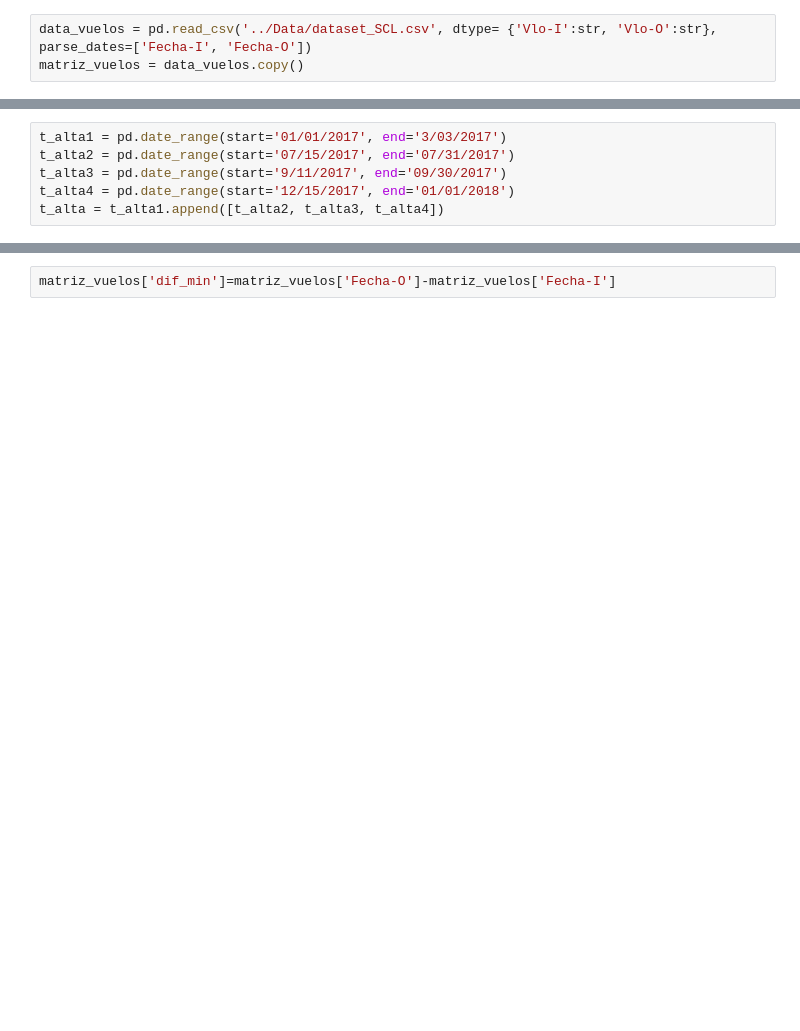
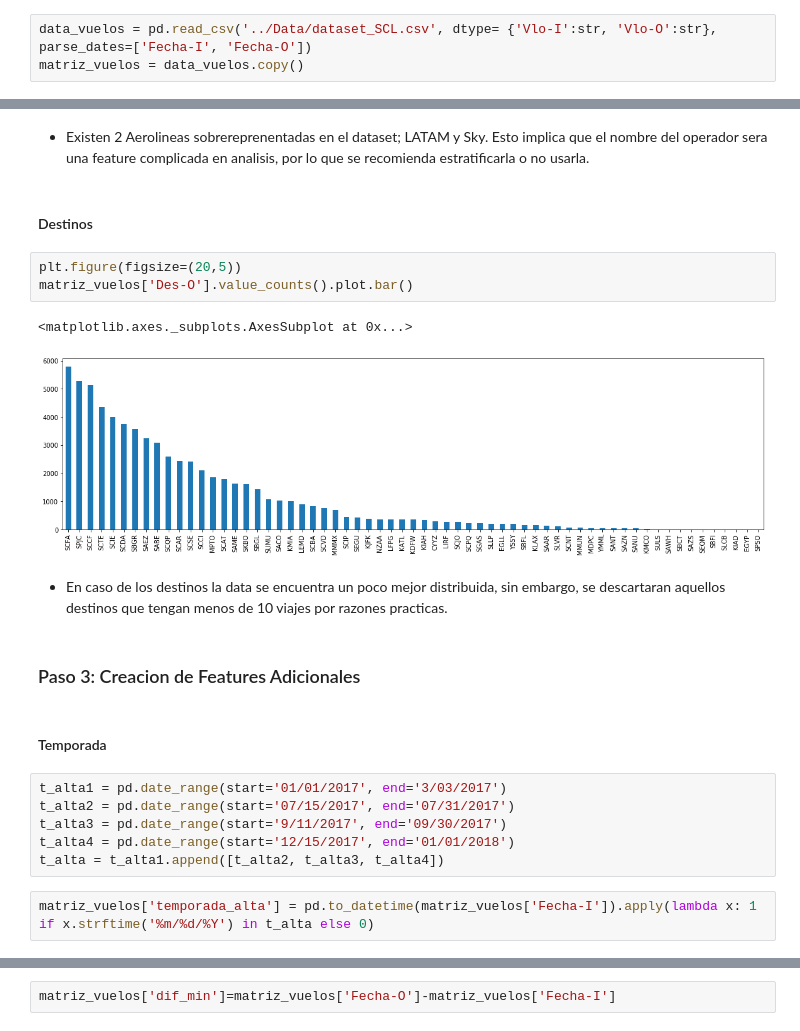
Before and after one commit to razorhedge/latam-ds-challenge, a Jupyter notebook: Notebooks/solution.ipynb, the cells around one changed output, grey strips where cells are left out. Saved outputs shown, nothing was run; the diff lists cells and outputs as text; blank space fills up the shorter version.

```diff
--- a/Notebooks/solution.ipynb
+++ b/Notebooks/solution.ipynb
@@ -7,6 +73,24 @@ matriz_vuelos = data_vuelos.copy()
+# %% [markdown]
+* Existen 2 Aerolineas sobrereprenentadas en el dataset; LATAM y Sky. Esto implica que el nombre del operador sera una feature complicada en analisis, por lo que se recomienda estratificarla o no usarla.
+# %% [markdown]
+#### Destinos
+# %%
+plt.figure(figsize=(20,5))
+matriz_vuelos['Des-O'].value_counts().plot.bar()
+# %% [output]
+<matplotlib.axes._subplots.AxesSubplot at 0x...>
+[figure, added]
+# %% [markdown]
+* En caso de los destinos la data se encuentra un poco mejor distribuida, sin embargo, se descartaran aquellos destinos que tengan menos de 10 viajes por razones practicas.
+# %% [markdown]
+### Paso 3: Creacion de Features Adicionales
+# %% [markdown]
+#### Temporada
 # %%
 t_alta1 = pd.date_range(start='01/01/2017', end='3/03/2017')
 t_alta2 = pd.date_range(start='07/15/2017', end='07/31/2017')
 t_alta3 = pd.date_range(start='9/11/2017', end='09/30/2017')
 t_alta4 = pd.date_range(start='12/15/2017', end='01/01/2018')
 t_alta = t_alta1.append([t_alta2, t_alta3, t_alta4])
+# %%
+matriz_vuelos['temporada_alta'] = pd.to_datetime(matriz_vuelos['Fecha-I']).apply(lambda x: 1 if x.strftime('%m/%d/%Y') in t_alta else 0)
```
Also changed, not shown: parts of 21 cells of this notebook.
